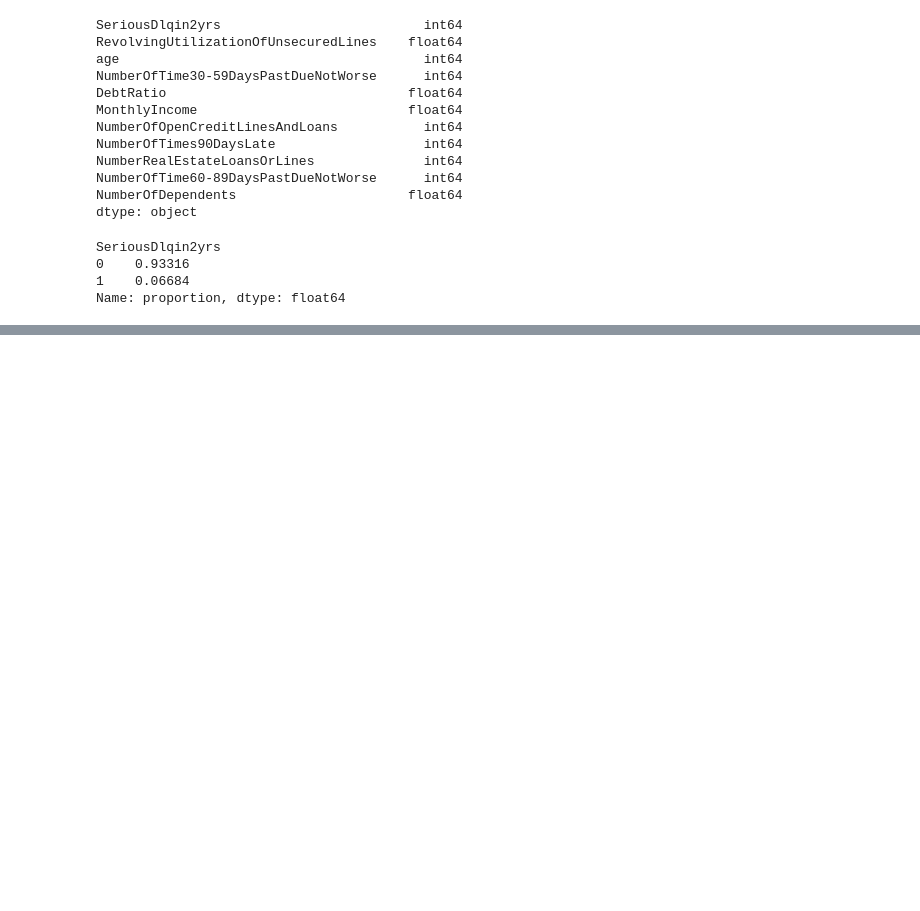
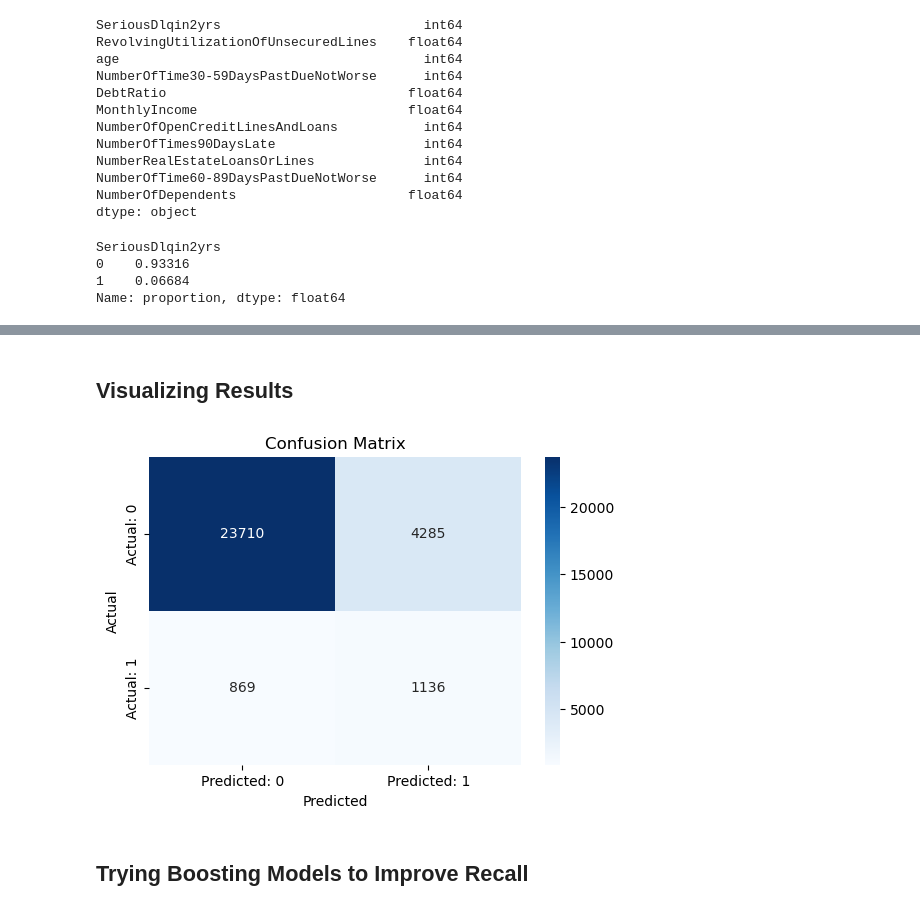
Before and after one commit to alekhyavittalam/credit_risk_modeling, a Jupyter notebook: credit_risk.ipynb, the cells around one changed output, grey strips where cells are left out. Saved outputs shown, nothing was run; the diff lists cells and outputs as text; code cells hidden in the pictures; blank space fills up the shorter version.

```diff
--- a/credit_risk.ipynb
+++ b/credit_risk.ipynb
@@ -149,0 +227,4 @@ Skipping NumberOfDependents: string indices must be integers, not 'str'
+# %%
+# Based on plot choosing threshold
+best_threshold = 0.14
+y_pred_final = (y_pred_proba >= best_threshold).astype(int)
@@ -149,0 +251,18 @@ Skipping NumberOfDependents: string indices must be integers, not 'str'
+# %% [markdown]
+## Visualizing Results
+# %%
+cm = confusion_matrix(y_test, y_pred_final)
+labels = ["Non-Default (0)", "Default (1)"]
+
+plt.figure(figsize=(6, 4))
+sns.heatmap(cm, annot=True, fmt="d", cmap="Blues",
+            xticklabels=["Predicted: 0", "Predicted: 1"],
+            yticklabels=["Actual: 0", "Actual: 1"])
+plt.title("Confusion Matrix")
+plt.ylabel("Actual")
+plt.xlabel("Predicted")
+plt.show()
+# %% [output]
+[figure, added]
+# %% [markdown]
+## Trying Boosting Models to Improve Recall
```
Also changed, not shown: parts of 20 cells of this notebook.
